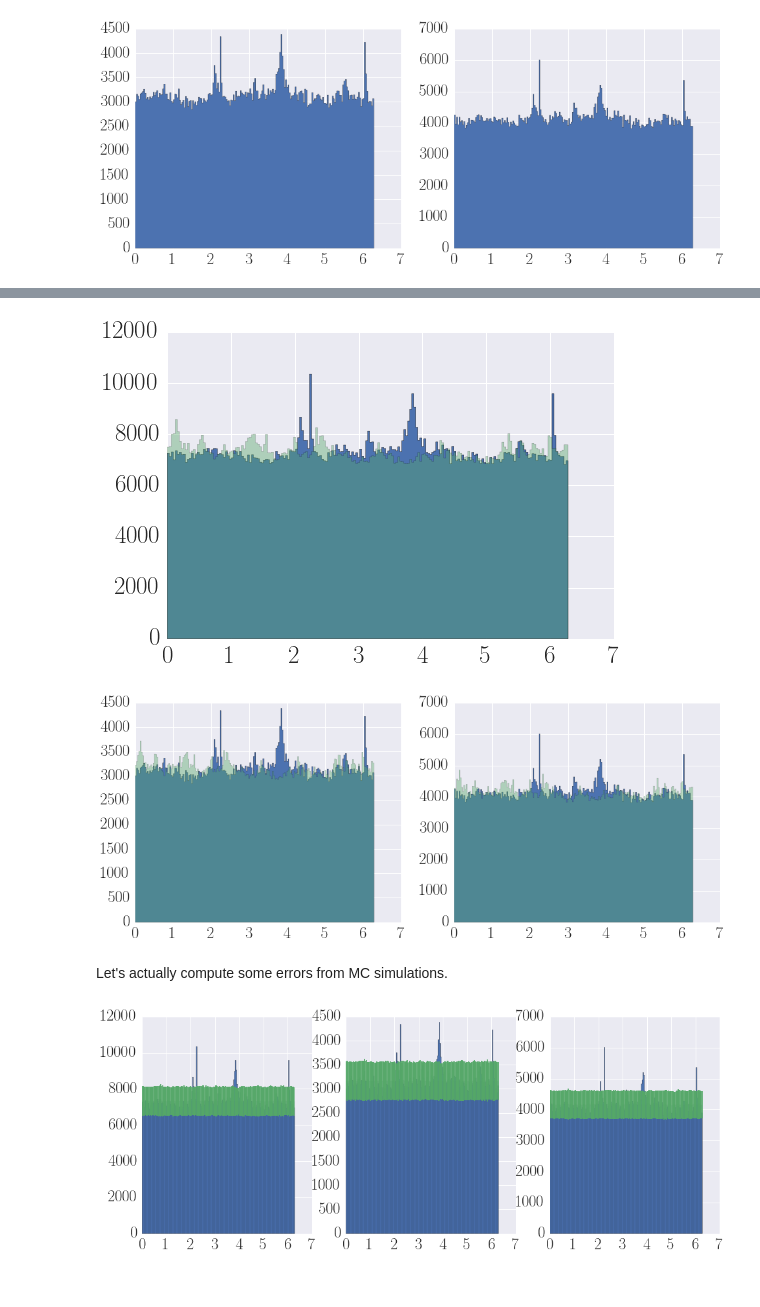
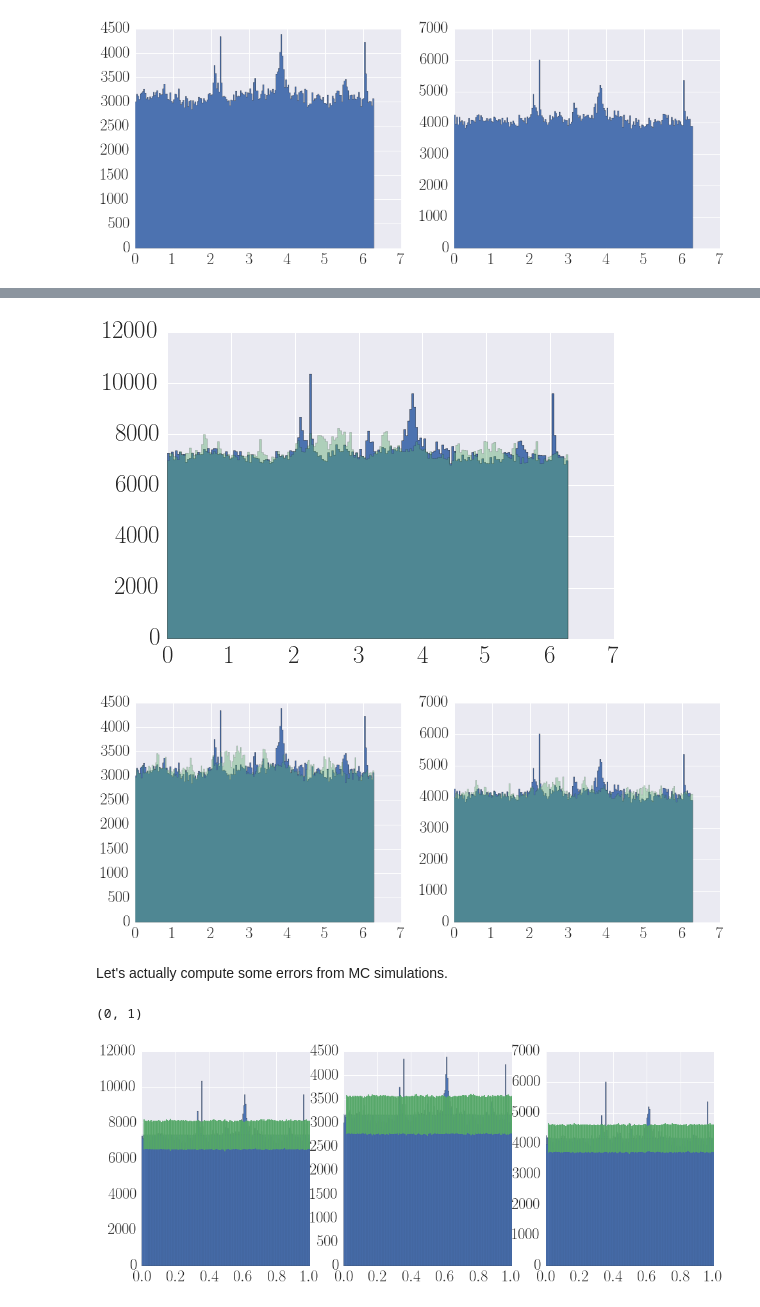
Before and after one commit to dhuppenkothen/photonphase, a Jupyter notebook: PhotonPhase.ipynb, the cells around one changed output, grey strips where cells are left out. Saved outputs shown, nothing was run; the diff lists cells and outputs as text; code cells hidden in the pictures.

Commit message:
Fixed x-axis for errobar plot

```diff
--- a/PhotonPhase.ipynb
+++ b/PhotonPhase.ipynb
@@ -26,7 +26,7 @@ plt.rc("font", size=24, family="serif", serif="Computer Sans")
 plt.rc("axes", titlesize=20, labelsize=20)
 plt.rc("text", usetex=True)
 # %%
-datadir = "./"
+datadir = "/Users/danielahuppenkothen/work/data/sgr1550/phase_dependence/"
 eventfiles = glob.glob(datadir+"*eventfile*.dat")
 print("%i event files in total."%len(eventfiles))
 # %% [output]
@@ -61,6 +61,7 @@ def compute_period(data, tstart, period):
     phase = (nperiod - np.floor(nperiod))*2.0*np.pi
     return phase
 # %%
+phase = compute_period(data_new, tstart, period)
 plt.hist(phase, bins=200, histtype="stepfilled");
 # %% [output]
 [figure]
@@ -138,8 +139,8 @@ ax2 = fig3.add_subplot(122)
 ax2.hist(phase_high, bins=200, histtype="stepfilled", label="data");
 ax2.hist(phase_high_shuffled, bins=200, histtype="stepfilled", label="shuffled", alpha=0.4);
 # %% [output]
-[figure, old version]
+[figure, new version]
-[figure, old version]
+[figure, new version]
 # %% [markdown]
 Let's actually compute some errors from MC simulations.
 # %%
@@ -181,17 +182,22 @@ std_phase_low_sims = np.std(phase_low_sims, axis=0)
 std_phase_high_sims = np.std(phase_high_sims, axis=0)
 # %%
 width = 2.*np.pi/200.0
+twopi = 2.*np.pi
 fig = plt.figure(figsize=(16,6))
 ax = fig.add_subplot(131)
-ax.hist(phase, bins=200, histtype="stepfilled", label="data")
-rects = ax.bar(np.arange(200)*width, mean_phase_sims, width, yerr=3.*std_phase_sims, alpha=0.2)
+ax.hist(phase/twopi, bins=200, histtype="stepfilled", label="data")
+rects = ax.bar(np.arange(200)*width/twopi, mean_phase_sims, width, yerr=3.*std_phase_sims, alpha=0.2)
+ax.set_xlim([0, 1])
 
 ax2 = fig.add_subplot(132)
-ax2.hist(phase_low, bins=200, histtype="stepfilled", label="data")
-rects = ax2.bar(np.arange(200)*width, mean_phase_low_sims, width, yerr=3.*std_phase_low_sims, alpha=0.2)
+ax2.hist(phase_low/twopi, bins=200, histtype="stepfilled", label="data")
+rects = ax2.bar(np.arange(200)*width/twopi, mean_phase_low_sims, width, yerr=3.*std_phase_low_sims, alpha=0.2)
+ax2.set_xlim([0, 1])
 
 ax3 = fig.add_subplot(133)
-ax3.hist(phase_high, bins=200, histtype="stepfilled", label="data")
-rects = ax3.bar(np.arange(200)*width, mean_phase_high_sims, width, yerr=3.*std_phase_high_sims, alpha=0.2)
+ax3.hist(phase_high/twopi, bins=200, histtype="stepfilled", label="data")
+rects = ax3.bar(np.arange(200)*width/twopi, mean_phase_high_sims, width, yerr=3.*std_phase_high_sims, alpha=0.2)
+ax3.set_xlim([0, 1])
 # %% [output]
+(0, 1)
-[figure, old version]
+[figure, new version]
```
Also changed, not shown: parts of 2 cells of this notebook.
